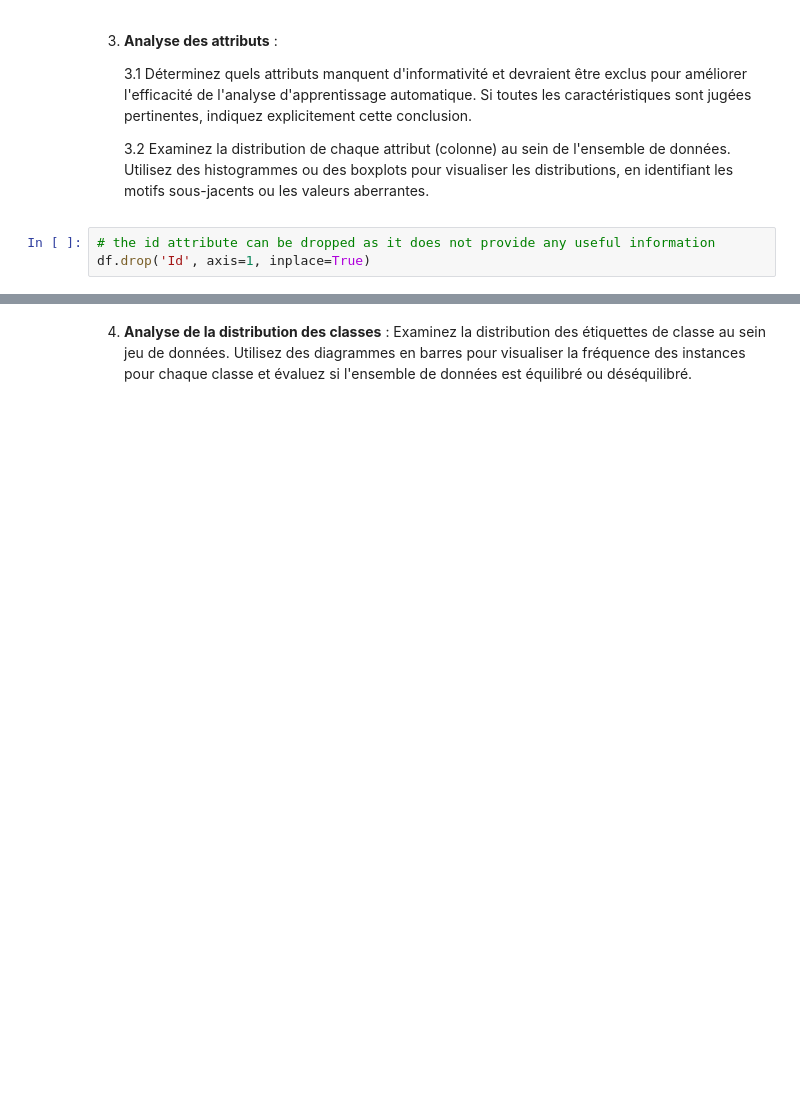
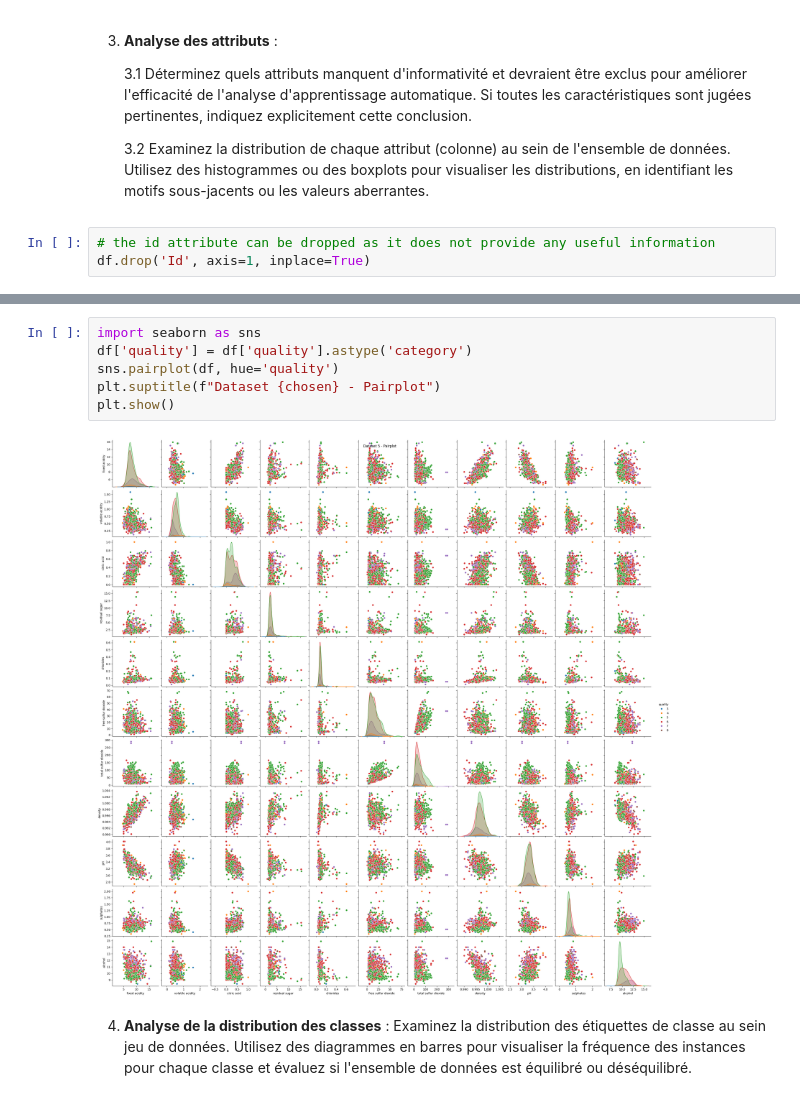
Before and after one commit to K-nCh-n/LearningML, a Jupyter notebook: Devoir1/CSI4506-D1_Gabarit.ipynb, the cells around one changed output, grey strips where cells are left out. Cells and saved outputs as stored; diff of their text form; blank space fills up the shorter version.

```diff
--- a/Devoir1/CSI4506-D1_Gabarit.ipynb
+++ b/Devoir1/CSI4506-D1_Gabarit.ipynb
@@ -169,3 +284,11 @@ for i, attribute in enumerate(df.columns):
+# %%
+import seaborn as sns
+df['quality'] = df['quality'].astype('category')
+sns.pairplot(df, hue='quality')
+plt.suptitle(f"Dataset {chosen} - Pairplot")
+plt.show()
+# %% [output]
+[figure, added]
 # %% [markdown]
 4. **Analyse de la distribution des classes** : Examinez la distribution des étiquettes de classe au sein jeu de données. Utilisez des diagrammes en barres pour visualiser la fréquence des instances pour chaque classe et évaluez si l'ensemble de données est équilibré ou déséquilibré.
 # %%
```
Also changed, not shown: parts of 10 cells of this notebook, 1 other file.
